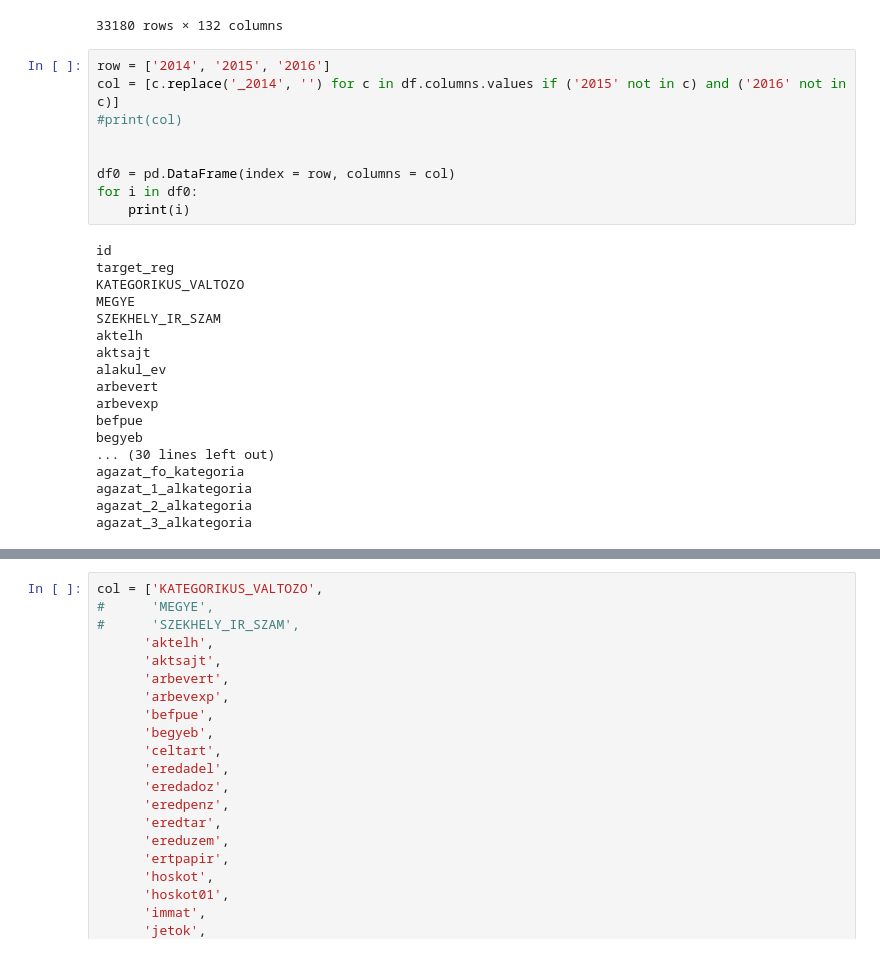
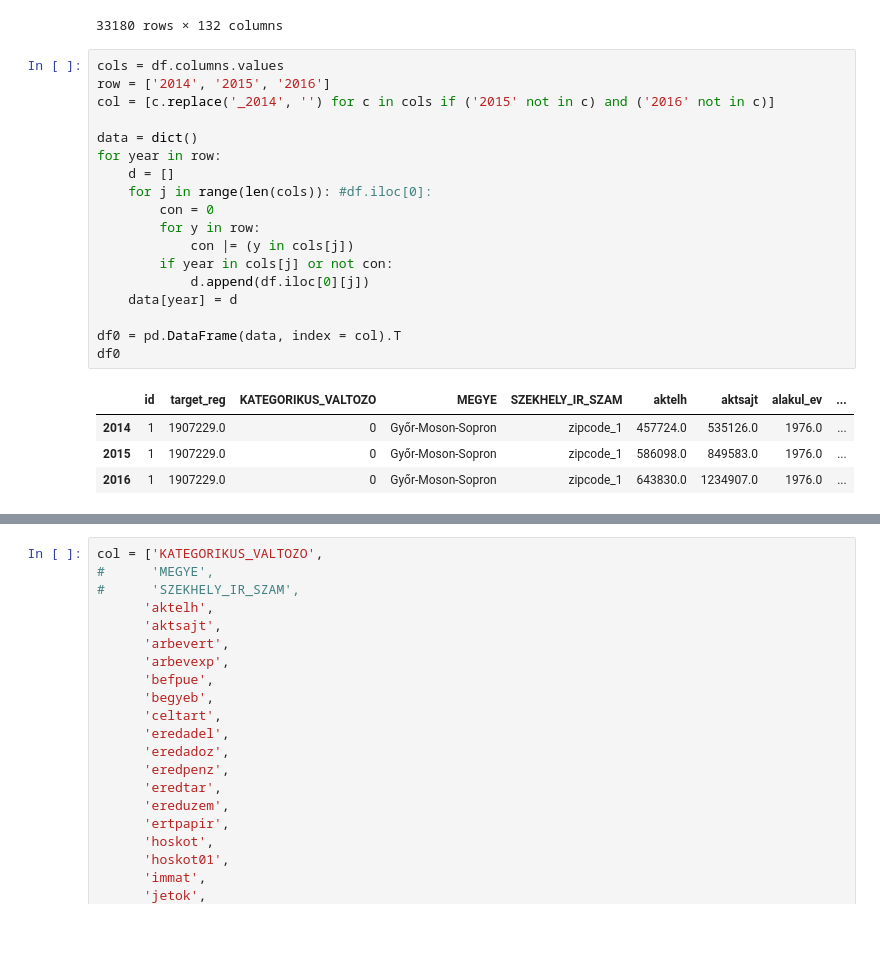
Before and after one commit to LorenFiorini/ideal-octo-spork, a Jupyter notebook: plot.ipynb, the cells around one changed output, grey strips where cells are left out. Saved outputs shown, nothing was run; the diff lists cells and outputs as text.

```diff
--- a/plot.ipynb
+++ b/plot.ipynb
@@ -22,33 +22,29 @@ df
 | 33178 | 33179 | 0.0 | 0 | 0 | 0 | Szabolcs-Szatmár-Bereg | ... |
 | 33179 | 33180 | 0.0 | 0 | 0 | 0 | Csongrád | ... |
 33180 rows × 132 columns
-# %%
-row = ['2014', '2015', '2016']
-col = [c.replace('_2014', '') for c in df.columns.values if ('2015' not in c) and ('2016' not in c)]
-#print(col)
-
-
-df0 = pd.DataFrame(index = row, columns = col)
-for i in df0:
-    print(i)
-# %% [output]
-id
-target_reg
-KATEGORIKUS_VALTOZO
-MEGYE
-SZEKHELY_IR_SZAM
-aktelh
-aktsajt
-alakul_ev
-arbevert
-arbevexp
-befpue
-begyeb
-... (30 lines left out)
-agazat_fo_kategoria
-agazat_1_alkategoria
-agazat_2_alkategoria
-agazat_3_alkategoria
+# %%
+cols = df.columns.values
+row = ['2014', '2015', '2016']
+col = [c.replace('_2014', '') for c in cols if ('2015' not in c) and ('2016' not in c)]
+
+data = dict()
+for year in row:
+    d = []
+    for j in range(len(cols)): #df.iloc[0]:
+        con = 0
+        for y in row:
+            con |= (y in cols[j])
+        if year in cols[j] or not con:
+            d.append(df.iloc[0][j])
+    data[year] = d
+
+df0 = pd.DataFrame(data, index = col).T
+df0
+# %% [output]
+|  | id | target_reg | KATEGORIKUS_VALTOZO | MEGYE | SZEKHELY_IR_SZAM | aktelh | aktsajt | alakul_ev | ... |
+| 2014 | 1 | 1907229.0 | 0 | Győr-Moson-Sopron | zipcode_1 | 457724.0 | 535126.0 | 1976.0 | ... |
+| 2015 | 1 | 1907229.0 | 0 | Győr-Moson-Sopron | zipcode_1 | 586098.0 | 849583.0 | 1976.0 | ... |
+| 2016 | 1 | 1907229.0 | 0 | Győr-Moson-Sopron | zipcode_1 | 643830.0 | 1234907.0 | 1976.0 | ... |
 # %%
 
 ls = df.columns.values
```
Also changed, not shown: parts of 1 cell of this notebook.
